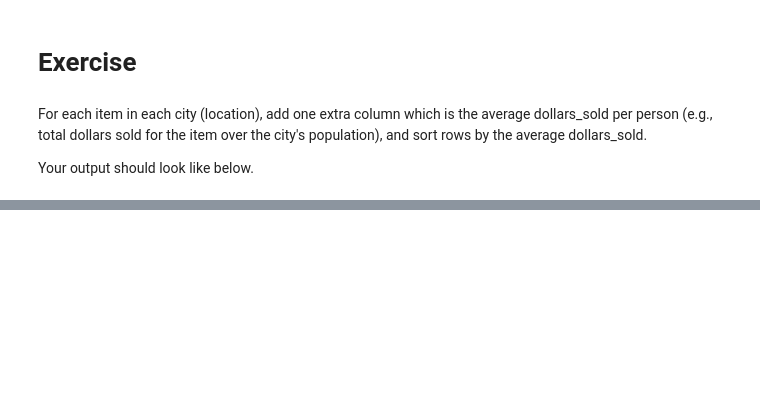
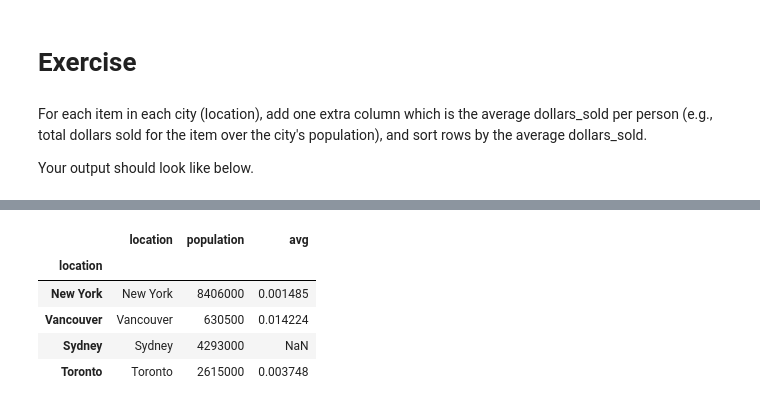
Before and after one commit to longjj/sysu-dm-summer, a Jupyter notebook: 1.tools/L1 - Pandas-1.ipynb, the cells around one changed output, grey strips where cells are left out. Drawn from its saved outputs; the diff is of its cells as text; code cells hidden in the pictures; blank space fills up the shorter version.

```diff
--- a/1.tools/L1 - Pandas-1.ipynb
+++ b/1.tools/L1 - Pandas-1.ipynb
@@ -308,0 +345,6 @@ Your output should look like below.
+# %%
+# 求出所有的dollars_sold's sum
+# 转换成series类型的变量sa
+a = df.groupby(['location']).agg({'dollars_sold': [np.sum]})
+sa = a.T.squeeze()
+sa
@@ -308,0 +357,5 @@ Your output should look like below.
+# %%
+# 将df_city2的index变成对应城市
+df_city2 = pd.concat([df2,df3]).drop_duplicates()
+df_city2.index = df_city2.location
+df_city2
@@ -308,0 +369,12 @@ Your output should look like below.
+# %%
+# 插入新的一列
+df_city2['avg'] = pd.Series(sa, index = sa.index)
+df_city2['avg'] = df_city2['avg'] / df_city2['population']
+df_city2
+# %% [output]
+|  | location | population | avg |
+| location |  |  |  |
+| New York | New York | 8406000 | 0.001485 |
+| Vancouver | Vancouver | 630500 | 0.014224 |
+| Sydney | Sydney | 4293000 | NaN |
+| Toronto | Toronto | 2615000 | 0.003748 |
```
Also changed, not shown: parts of 18 cells of this notebook, 1 other file.
